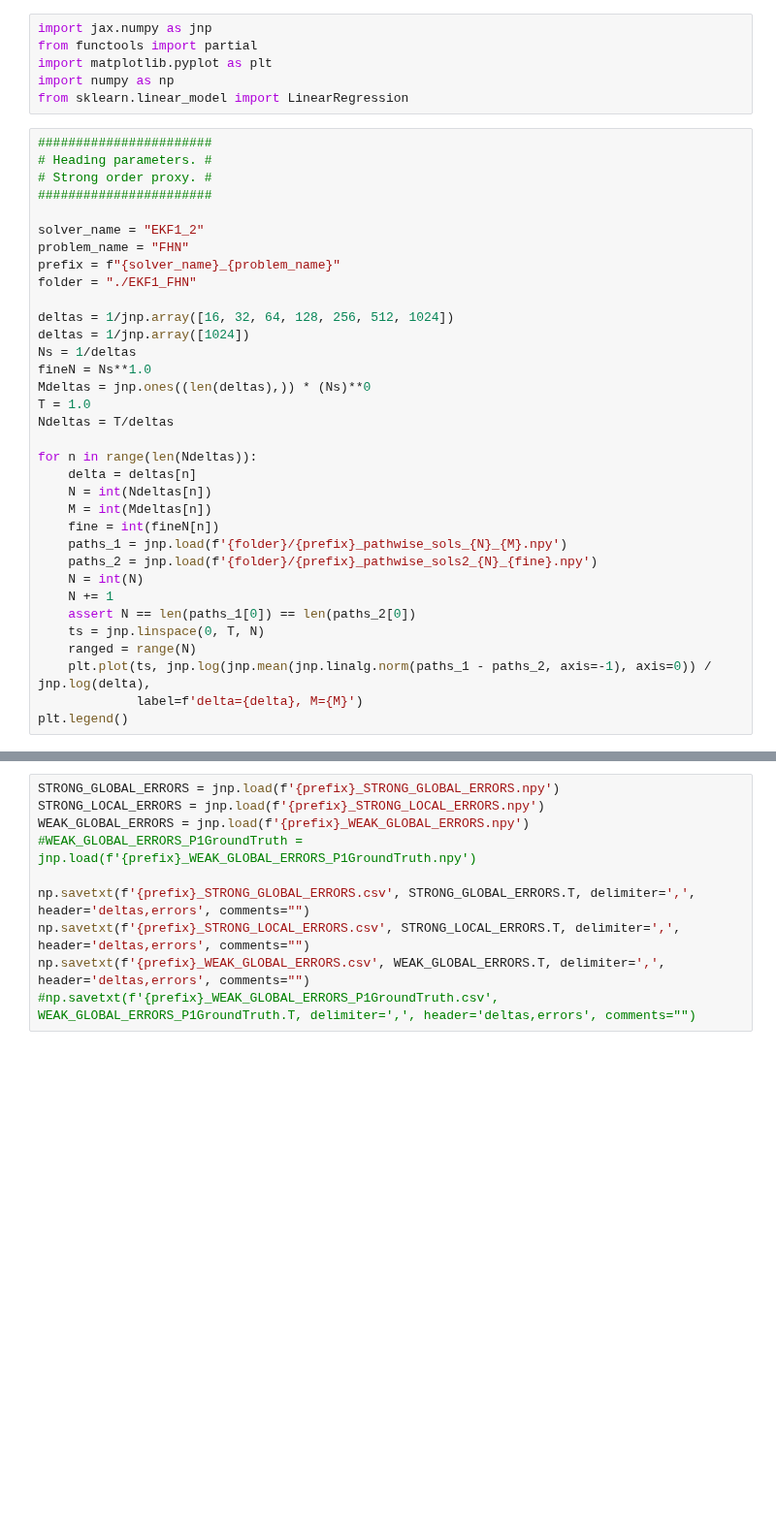
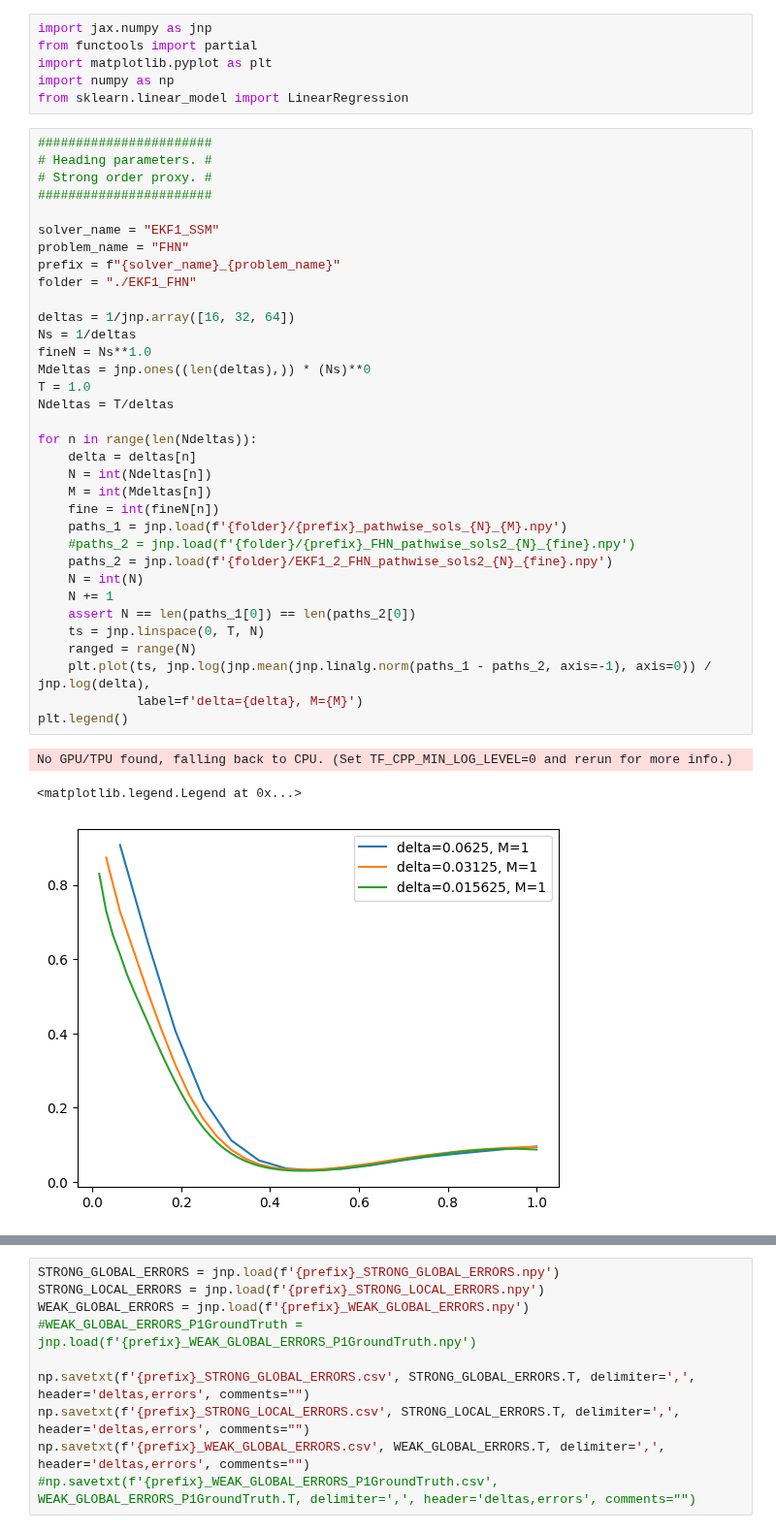
Before and after one commit to ylefay/bayesianSDEsolver, a Jupyter notebook: scripts/Untitled.ipynb, the cells around one changed output, grey strips where cells are left out. Shown at 97% size. Drawn from its saved outputs; the diff is of its cells as text; blank space fills up the shorter version.

```diff
--- a/scripts/Untitled.ipynb
+++ b/scripts/Untitled.ipynb
@@ -7,37 +7,41 @@ from sklearn.linear_model import LinearRegression
 # %%
 #######################
 # Heading parameters. #
 # Strong order proxy. #
 #######################
 
-solver_name = "EKF1_2"
+solver_name = "EKF1_SSM"
 problem_name = "FHN"
 prefix = f"{solver_name}_{problem_name}"
 folder = "./EKF1_FHN"
 
-deltas = 1/jnp.array([16, 32, 64, 128, 256, 512, 1024])
-deltas = 1/jnp.array([1024])
+deltas = 1/jnp.array([16, 32, 64])
 Ns = 1/deltas
 fineN = Ns**1.0
 Mdeltas = jnp.ones((len(deltas),)) * (Ns)**0
 T = 1.0
 Ndeltas = T/deltas
 
 for n in range(len(Ndeltas)):
     delta = deltas[n]
     N = int(Ndeltas[n])
     M = int(Mdeltas[n])
     fine = int(fineN[n])
     paths_1 = jnp.load(f'{folder}/{prefix}_pathwise_sols_{N}_{M}.npy')
-    paths_2 = jnp.load(f'{folder}/{prefix}_pathwise_sols2_{N}_{fine}.npy')
+    #paths_2 = jnp.load(f'{folder}/{prefix}_FHN_pathwise_sols2_{N}_{fine}.npy')
+    paths_2 = jnp.load(f'{folder}/EKF1_2_FHN_pathwise_sols2_{N}_{fine}.npy')
     N = int(N)
     N += 1
     assert N == len(paths_1[0]) == len(paths_2[0])
     ts = jnp.linspace(0, T, N)
     ranged = range(N)
     plt.plot(ts, jnp.log(jnp.mean(jnp.linalg.norm(paths_1 - paths_2, axis=-1), axis=0)) / jnp.log(delta),
              label=f'delta={delta}, M={M}')
 plt.legend()
+# %% [output]
+No GPU/TPU found, falling back to CPU. (Set TF_CPP_MIN_LOG_LEVEL=0 and rerun for more info.)
+<matplotlib.legend.Legend at 0x...>
+[figure, added]
 # %%
 ###########################
 # Weak and global errors  #
```
Also changed, not shown: parts of 5 cells of this notebook, 18 other files.
